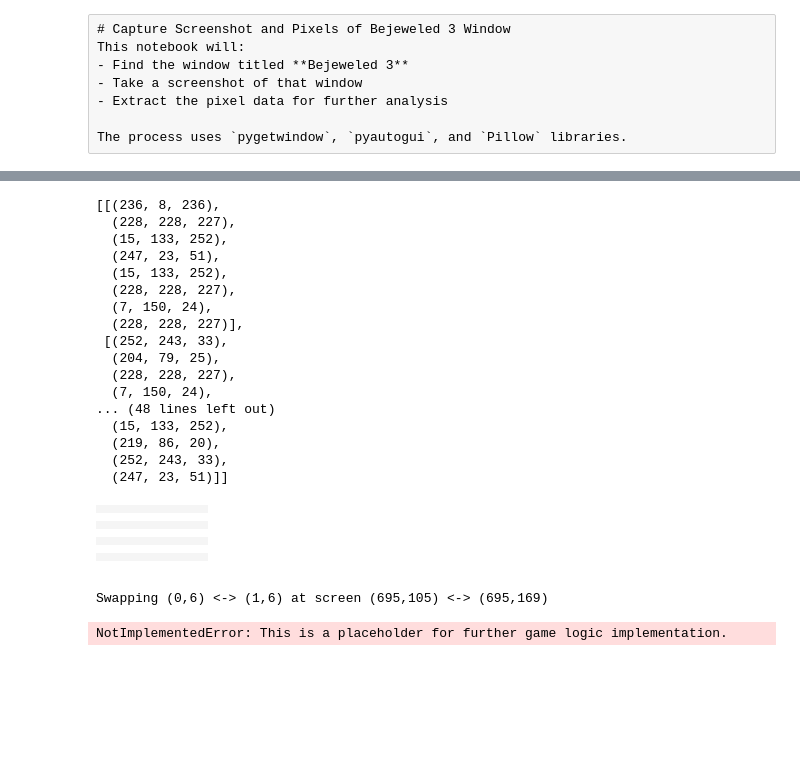
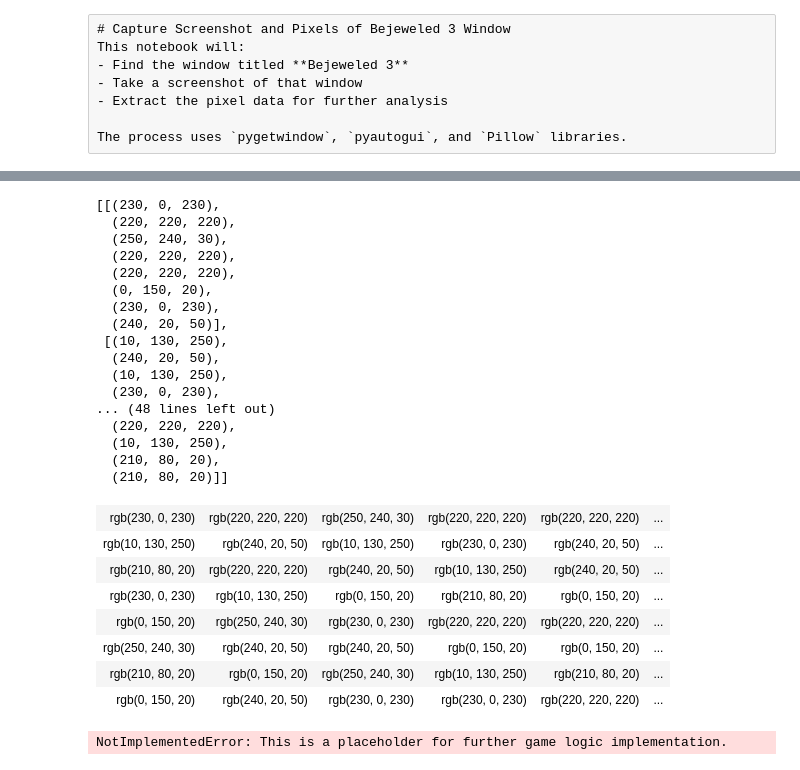
Before and after one commit to sam2332/Bejewed3-bot, a Jupyter notebook: Bot.ipynb, the cells around one changed output, grey strips where cells are left out. Drawn from its saved outputs; the diff is of its cells as text; code cells hidden in the pictures; blank space fills up the shorter version.

```diff
--- a/Bot.ipynb
+++ b/Bot.ipynb
@@ -66,6 +47,11 @@ grid_height = 64
 grid_columns = 8
 grid_rows = 8
 
+
+color_bucket_size = 10  # Size of each color bucket in RGB space
+def adjust_to_color_bucket(color):
+    # Adjust each channel to the nearest color bucket
+    return tuple((c // color_bucket_size) * color_bucket_size for c in color)
 def avg_color(pixels):
     # Calculate the average for each channel
     arr = np.array(pixels)
@@ -88,7 +74,7 @@ def gather_game_grid(screenshot, grid_width, grid_height, grid_columns, grid_row
                     if 0 <= x < screenshot.width and 0 <= y < screenshot.height:
                         pixels.append(screenshot.getpixel((x, y)))
             if pixels:
-                color = avg_color(pixels)
+                color = adjust_to_color_bucket(avg_color(pixels))
             else:
                 color = (0, 0, 0)
             _rowArray.append(color)
@@ -98,47 +84,47 @@ def gather_game_grid(screenshot, grid_width, grid_height, grid_columns, grid_row
 game_grid = gather_game_grid(screenshot, grid_width, grid_height, grid_columns, grid_rows)
 game_grid
 # %% [output]
-[[(236, 8, 236),
-  (228, 228, 227),
-  (15, 133, 252),
-  (247, 23, 51),
-  (15, 133, 252),
-  (228, 228, 227),
-  (7, 150, 24),
-  (228, 228, 227)],
- [(252, 243, 33),
-  (204, 79, 25),
-  (228, 228, 227),
-  (7, 150, 24),
+[[(230, 0, 230),
+  (220, 220, 220),
+  (250, 240, 30),
+  (220, 220, 220),
+  (220, 220, 220),
+  (0, 150, 20),
+  (230, 0, 230),
+  (240, 20, 50)],
+ [(10, 130, 250),
+  (240, 20, 50),
+  (10, 130, 250),
+  (230, 0, 230),
 ... (48 lines left out)
-  (15, 133, 252),
-  (219, 86, 20),
-  (252, 243, 33),
-  (247, 23, 51)]]
+  (220, 220, 220),
+  (10, 130, 250),
+  (210, 80, 20),
+  (210, 80, 20)]]
 # %%
 from IPython.display import display, HTML
 
 def show_color_grid(game_grid):
     html = '<table style="border-collapse:collapse;">'
     for row in game_grid:
         html += '<tr>'
         for color in row:
             rgb = f'rgb{color}'
-            html += f'<td style="width:32px;height:32px;background:{rgb};border:1px solid #333;"></td>'
+            html += f'<td style="width:32px;height:32px;background:{rgb};border:1px solid #333;">{rgb}</td>'
         html += '</tr>'
     html += '</table>'
     display(HTML(html))
 
 show_color_grid(game_grid)
 # %% [output]
-|  |  |  |  |  |  |  |  |
-|  |  |  |  |  |  |  |  |
-|  |  |  |  |  |  |  |  |
-|  |  |  |  |  |  |  |  |
-|  |  |  |  |  |  |  |  |
-|  |  |  |  |  |  |  |  |
-|  |  |  |  |  |  |  |  |
-|  |  |  |  |  |  |  |  |
+| rgb(230, 0, 230) | rgb(220, 220, 220) | rgb(250, 240, 30) | rgb(220, 220, 220) | rgb(220, 220, 220) | ... |
+| rgb(10, 130, 250) | rgb(240, 20, 50) | rgb(10, 130, 250) | rgb(230, 0, 230) | rgb(240, 20, 50) | ... |
+| rgb(210, 80, 20) | rgb(220, 220, 220) | rgb(240, 20, 50) | rgb(10, 130, 250) | rgb(240, 20, 50) | ... |
+| rgb(230, 0, 230) | rgb(10, 130, 250) | rgb(0, 150, 20) | rgb(210, 80, 20) | rgb(0, 150, 20) | ... |
+| rgb(0, 150, 20) | rgb(250, 240, 30) | rgb(230, 0, 230) | rgb(220, 220, 220) | rgb(220, 220, 220) | ... |
+| rgb(250, 240, 30) | rgb(240, 20, 50) | rgb(240, 20, 50) | rgb(0, 150, 20) | rgb(0, 150, 20) | ... |
+| rgb(210, 80, 20) | rgb(0, 150, 20) | rgb(250, 240, 30) | rgb(10, 130, 250) | rgb(210, 80, 20) | ... |
+| rgb(0, 150, 20) | rgb(240, 20, 50) | rgb(230, 0, 230) | rgb(230, 0, 230) | rgb(220, 220, 220) | ... |
 # %%
 import time
 
@@ -147,8 +133,8 @@ def colors_match(c1, c2, tolerance=30):
 
 def find_valid_move(grid):
     rows, cols = len(grid), len(grid[0])
-    for r in range(rows):
-        for c in range(cols):
+    for r in range(rows-1,0, -1):
+        for c in range(cols-1, 0, -1):
             # Try horizontal swap
             if c < cols - 1:
                 grid[r][c], grid[r][c+1] = grid[r][c+1], grid[r][c]
@@ -189,20 +175,6 @@ def grid_to_screen(row, col):
     x = left + col * grid_width + grid_width // 2
     y = top + row * grid_height + grid_height // 2
     return x, y
-
-move = find_valid_move(game_grid)
-if move:
-    (r1, c1), (r2, c2) = move
-    x1, y1 = grid_to_screen(r1, c1)
-    x2, y2 = grid_to_screen(r2, c2)
-    print(f"Swapping ({r1},{c1}) <-> ({r2},{c2}) at screen ({x1},{y1}) <-> ({x2},{y2})")
-    pyautogui.click(x=x1, y=y1)
-    time.sleep(0.1)
-    pyautogui.click(x=x2, y=y2)
-else:
-    print("No valid move found.")
-# %% [output]
-Swapping (0,6) <-> (1,6) at screen (695,105) <-> (695,169)
 # %%
 
 raise NotImplementedError("This is a placeholder for further game logic implementation.")
```
Also changed, not shown: parts of 4 cells of this notebook.
